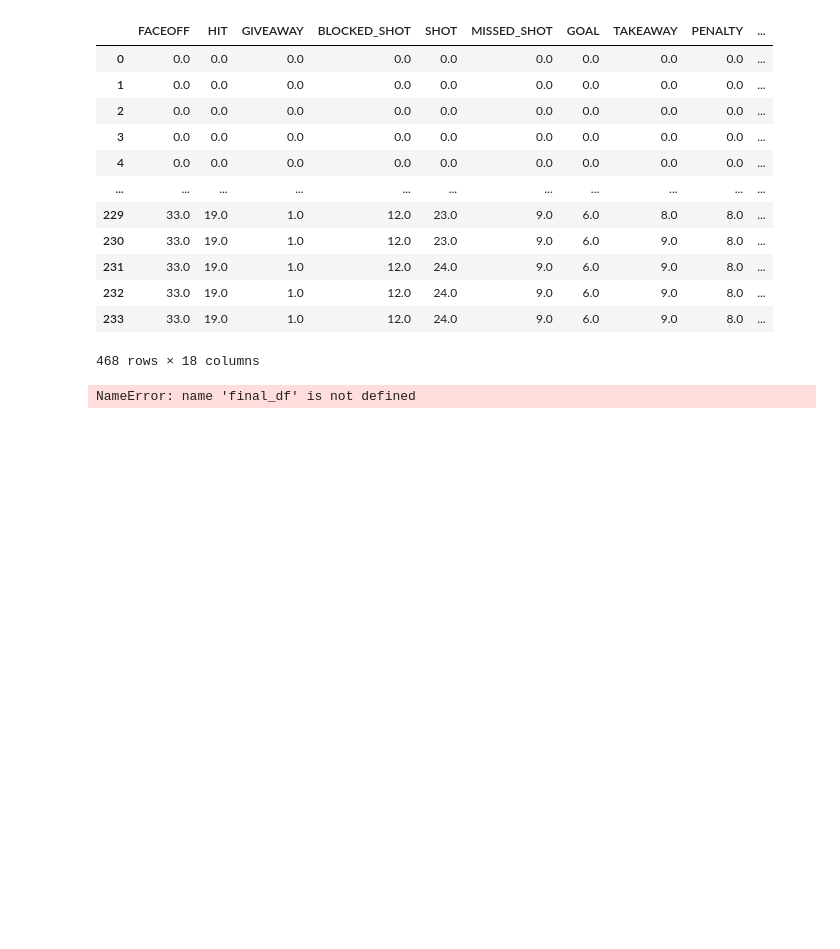
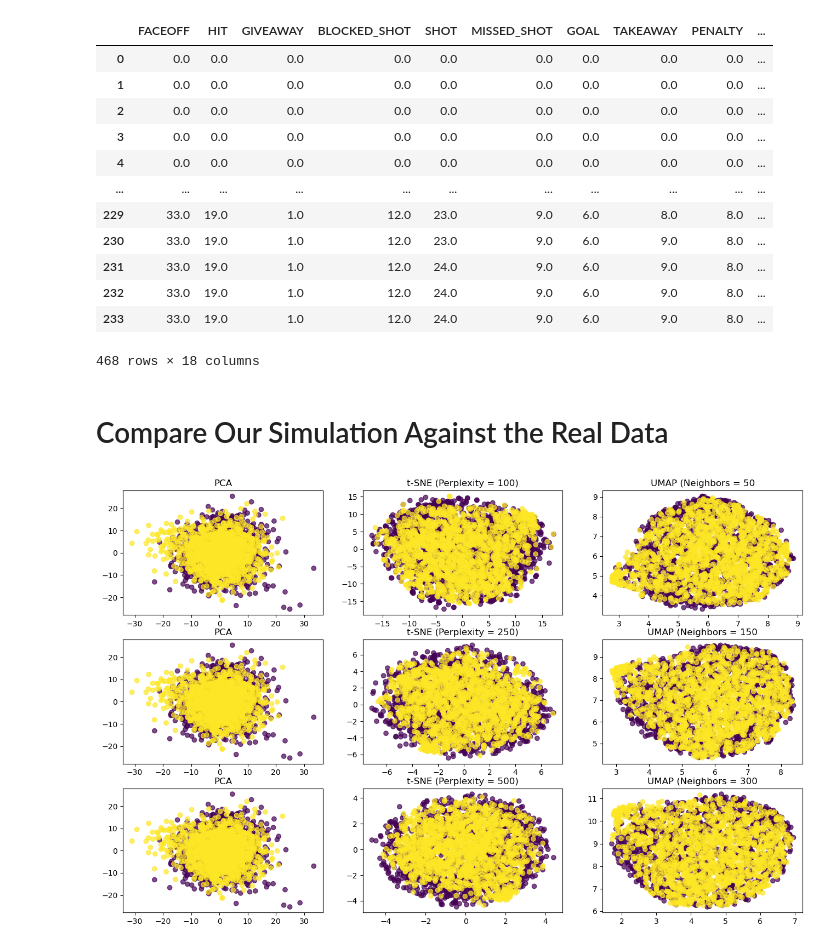
Before and after one commit to jeffxhansen/NHL_Win_Predictor, a Jupyter notebook: dylan.ipynb, the cells around one changed output. Saved outputs shown, nothing was run; the diff lists cells and outputs as text; code cells hidden in the pictures; blank space fills up the shorter version.

```diff
--- a/dylan.ipynb
+++ b/dylan.ipynb
@@ -522,10 +507,58 @@ test
 | 232 | 33.0 | 19.0 | 1.0 | 12.0 | 24.0 | 9.0 | 6.0 | 9.0 | 8.0 | ... |
 | 233 | 33.0 | 19.0 | 1.0 | 12.0 | 24.0 | 9.0 | 6.0 | 9.0 | 8.0 | ... |
 468 rows × 18 columns
-# %%
-s = final_df.sort_values(by=['GAME_ID', 'TIME_REMAINING'], ascending=[True, False])
-last_rows = s.loc[s['GAME_ID'].shift(-1) != s['GAME_ID'], :]
-last_rows['HITS'] = last_rows['HOME_HIT'] + last_rows['AWAY_HIT']
-last_rows.boxplot('HITS', by='WIN')
-# %% [output]
-NameError: name 'final_df' is not defined
+# %% [markdown]
+<h1>Compare Our Simulation Against the Real Data</h1>
+# %%
+# Do t-SNE, UMAP, and PCA on the simulated data against the real data
+# Simulated data
+simulated = pd.read_feather('data/dylan_data/lasts.feather')
+actual = last_row.copy()
+actual.drop(columns=['TIME_REMAINING', 'WIN', 'GAME_ID', 'AWAY_CORSI_FOR',
+       'AWAY_FENWICK_FOR', 'HOME_CORSI_FOR', 'HOME_FENWICK_FOR', 'AWAY_CORSI', 'AWAY_FENWICK',
+       'AWAY_GAME_ID', 'AWAY_TIME_REMAINING', 'AWAY_WIN', 'HOME_CORSI',
+       'HOME_FENWICK', 'HOME_GAME_ID', 'HOME_HIT', 'AWAY_HIT',
+       'HOME_TEAM', 'HOME_TIME_REMAINING', 'HOME_WIN', 'AWAY_HOME','AWAY_TEAM', 'HOME_HOME',
+       ], inplace=True)
+
+simulated.drop(columns=['time_remaining', 'home_score', 'away_score', 'game_id', 'BLOCKED_SHOT_-'], inplace=True)
+actual = actual[actual.columns.sort_values()]
+simulated = simulated[simulated.columns.sort_values()]
+simulated.columns = [f'{col[-1]}_{"_".join(col[:-1])}' for col in simulated.columns.str.split('_')]
+simulated = simulated[simulated.columns.sort_values()]
+
+# Assign labels
+actual['simulated'] = 0
+simulated['simulated'] = 1
+
+vals = actual.append(simulated)
+X, y = vals.drop(columns=['simulated']), vals.simulated
+
+# Fill all NaN's with 0
+X.fillna(0, inplace=True)
+
+# Perform PCA, t-SNE, and UMAP on the data
+X_pca = PCA(n_components=2).fit_transform(X)
+
+fig, ax = plt.subplots(3,3, figsize=(16, 10))
+i = 0
+for perp, neigh in [[100, 50], [250, 150], [500, 300]]:
+       # Compute t-SNE
+       X_tsne = TSNE(n_components=2, perplexity=perp).fit_transform(X)
+
+       # Compute UMAP
+       X_umap = UMAP(n_components=2, n_neighbors=neigh).fit_transform(X)
+
+       # Plot the results
+       ax[i, 0].scatter(X_pca[:, 0], X_pca[:, 1], c=y, cmap='viridis', alpha=0.7)
+       ax[i, 0].set_title('PCA')
+
+       ax[i, 1].scatter(X_tsne[:, 0], X_tsne[:, 1], c=y, cmap='viridis', alpha=0.7)
+       ax[i, 1].set_title(f't-SNE (Perplexity = {perp})')
+
+       ax[i, 2].scatter(X_umap[:, 0], X_umap[:, 1], c=y, cmap='viridis', alpha=0.7)
+       ax[i, 2].set_title(f'UMAP (Neighbors = {neigh}')
+
+       i += 1
+# %% [output]
+[figure, added]
```
Also changed, not shown: parts of 7 cells of this notebook.
